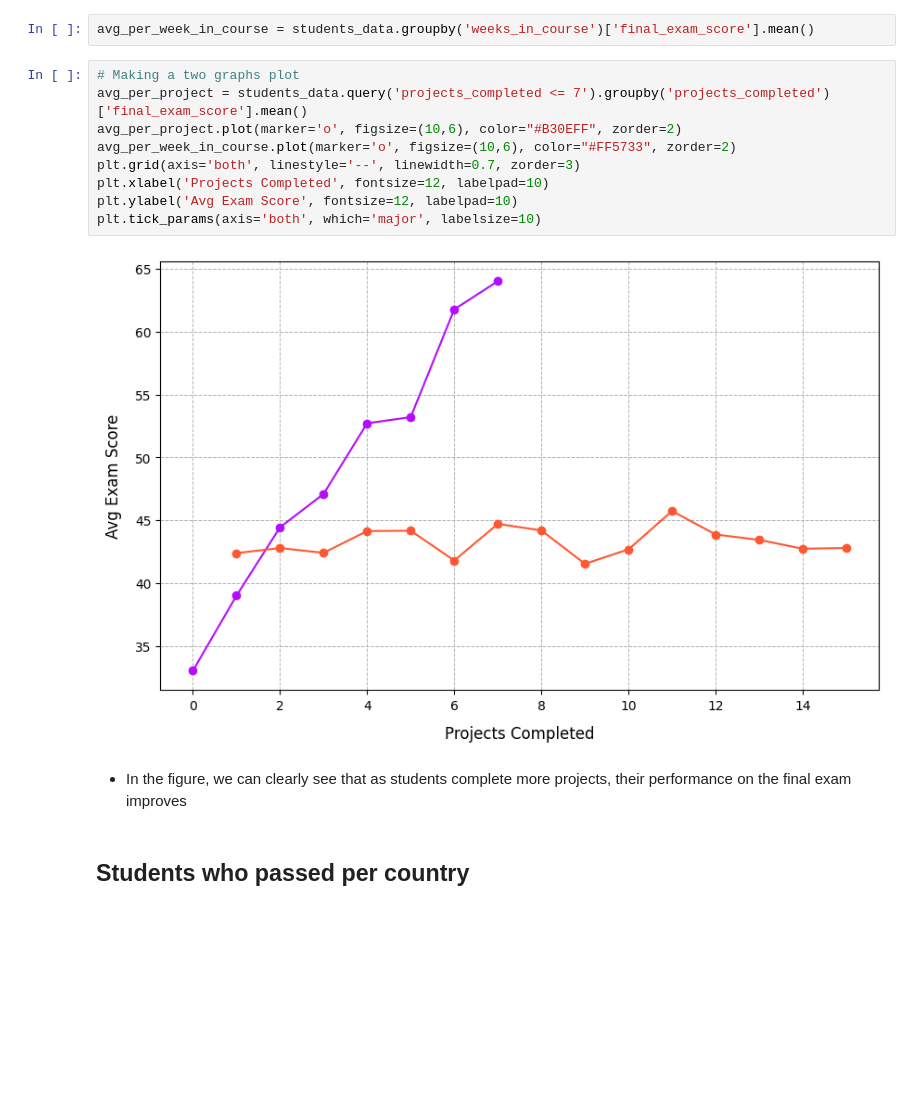
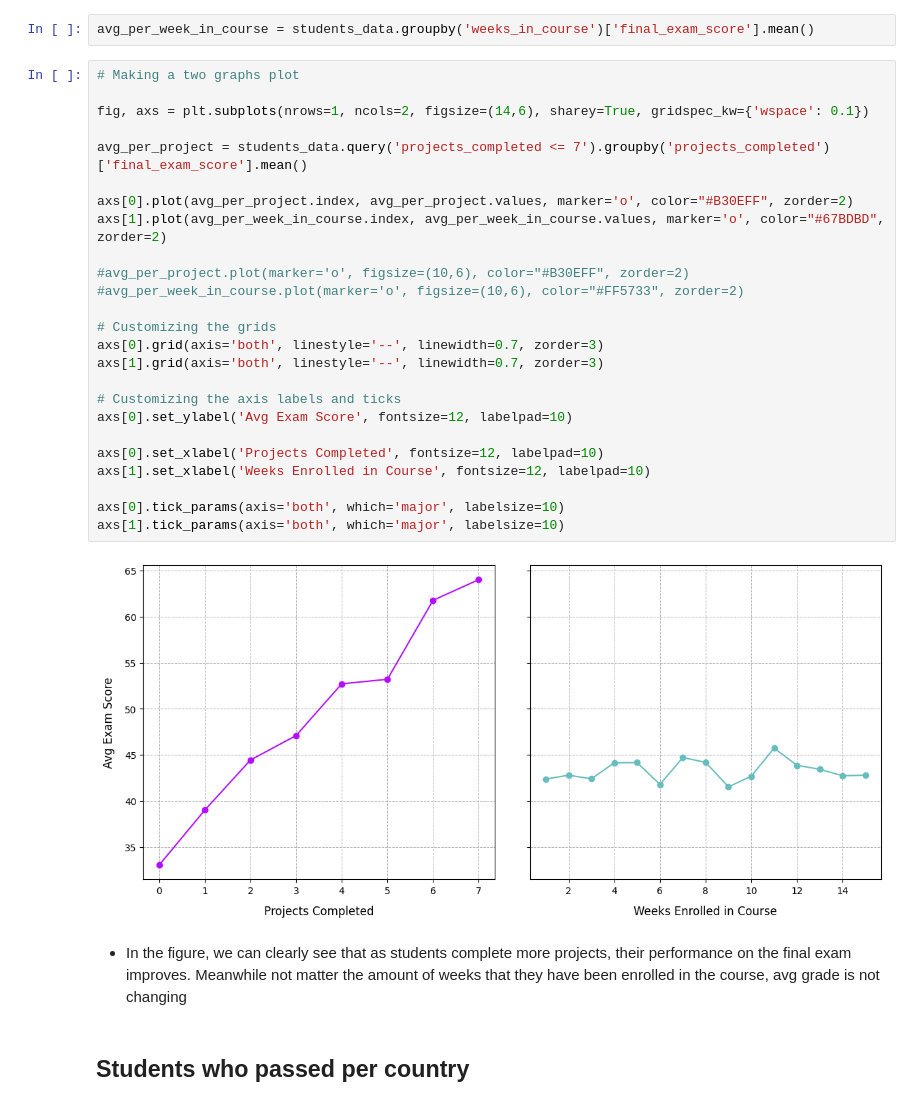
Before and after one commit to danielcamacho9712/Python_Learning_Exam_Performance, a Jupyter notebook: python_exam_performance.ipynb, the cells around one changed output. Saved outputs shown, nothing was run; the diff lists cells and outputs as text; blank space fills up the shorter version.

```diff
--- a/python_exam_performance.ipynb
+++ b/python_exam_performance.ipynb
@@ -248,17 +249,33 @@ Name: count, dtype: int64
 avg_per_week_in_course = students_data.groupby('weeks_in_course')['final_exam_score'].mean()
 # %%
 # Making a two graphs plot
+
+fig, axs = plt.subplots(nrows=1, ncols=2, figsize=(14,6), sharey=True, gridspec_kw={'wspace': 0.1})
+
 avg_per_project = students_data.query('projects_completed <= 7').groupby('projects_completed')['final_exam_score'].mean()
-avg_per_project.plot(marker='o', figsize=(10,6), color="#B30EFF", zorder=2)
-avg_per_week_in_course.plot(marker='o', figsize=(10,6), color="#FF5733", zorder=2)
-plt.grid(axis='both', linestyle='--', linewidth=0.7, zorder=3)
-plt.xlabel('Projects Completed', fontsize=12, labelpad=10)
-plt.ylabel('Avg Exam Score', fontsize=12, labelpad=10)
-plt.tick_params(axis='both', which='major', labelsize=10)
+
+axs[0].plot(avg_per_project.index, avg_per_project.values, marker='o', color="#B30EFF", zorder=2)
+axs[1].plot(avg_per_week_in_course.index, avg_per_week_in_course.values, marker='o', color="#67BDBD", zorder=2)
+
+#avg_per_project.plot(marker='o', figsize=(10,6), color="#B30EFF", zorder=2)
+#avg_per_week_in_course.plot(marker='o', figsize=(10,6), color="#FF5733", zorder=2)
+
+# Customizing the grids
+axs[0].grid(axis='both', linestyle='--', linewidth=0.7, zorder=3)
+axs[1].grid(axis='both', linestyle='--', linewidth=0.7, zorder=3)
+
+# Customizing the axis labels and ticks
+axs[0].set_ylabel('Avg Exam Score', fontsize=12, labelpad=10)
+
+axs[0].set_xlabel('Projects Completed', fontsize=12, labelpad=10)
+axs[1].set_xlabel('Weeks Enrolled in Course', fontsize=12, labelpad=10)
+
+axs[0].tick_params(axis='both', which='major', labelsize=10)
+axs[1].tick_params(axis='both', which='major', labelsize=10)
 # %% [output]
-[figure, old version]
+[figure, new version]
 # %% [markdown]
-- In the figure, we can clearly see that as students complete more projects, their performance on the final exam improves
+- In the figure, we can clearly see that as students complete more projects, their performance on the final exam improves. Meanwhile not matter the amount of weeks that they have been enrolled in the course, avg grade is not changing
 # %% [markdown]
 ## Students who passed per country
 # %%
```
Also changed, not shown: parts of 7 cells of this notebook.
